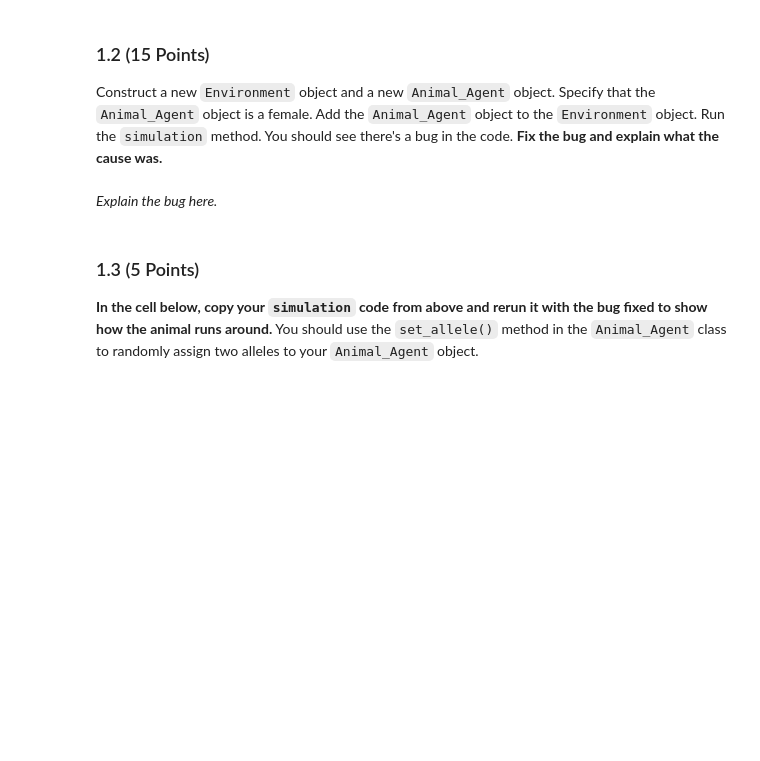
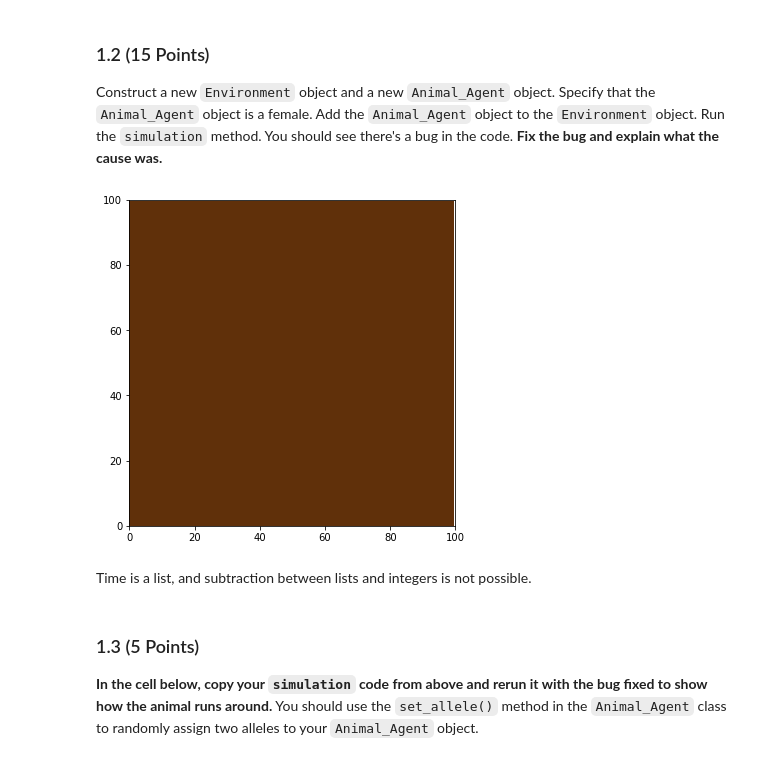
Before and after one commit to TrevorBloom/cmse202-s23-turnin, a Jupyter notebook: hw-03/HW3_ABMs_STUDENT.ipynb, the cells around one changed output. Saved outputs shown, nothing was run; the diff lists cells and outputs as text; code cells hidden in the pictures; blank space fills up the shorter version.

```diff
--- a/hw-03/HW3_ABMs_STUDENT.ipynb
+++ b/hw-03/HW3_ABMs_STUDENT.ipynb
@@ -73,2 +70,0 @@ Construct a new `Environment` object and a new `Animal_Agent` object. Specify th
-# %% [markdown]
-*Explain the bug here.*
@@ -75,3 +351,14 @@ Construct a new `Environment` object and a new `Animal_Agent` object. Specify th
+# %%
+deer = Animal_Agent(55,55,'Prey','F',30,50,45,1,'o','green',300)
+woods = Environment()
+
+woods.add_agent(deer)
+
+woods.simulate(100)
+# %% [output]
+[figure, added]
+# %% [markdown]
+Time  is a list, and subtraction between lists and integers is not possible.
 # %% [markdown]
 ### 1.3 (5 Points)
 
```
Also changed, not shown: parts of 22 cells of this notebook, 2 other files.
